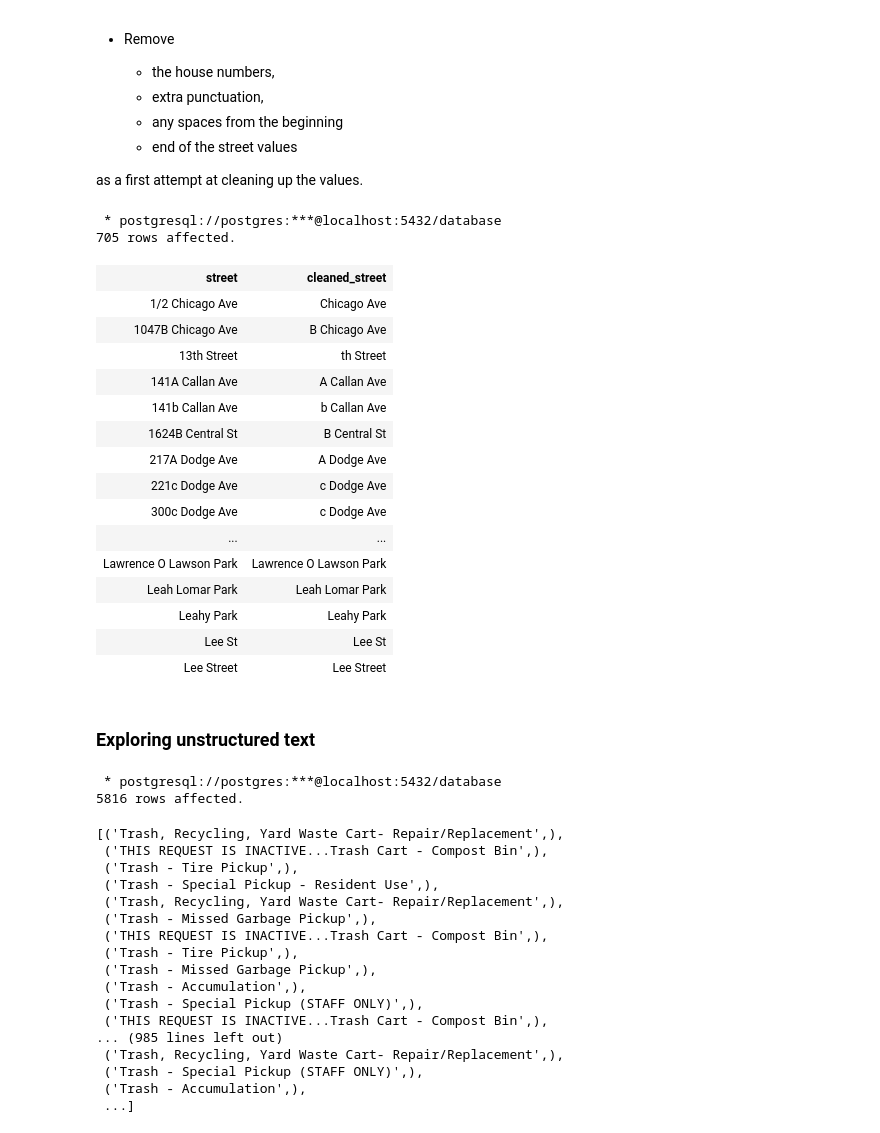
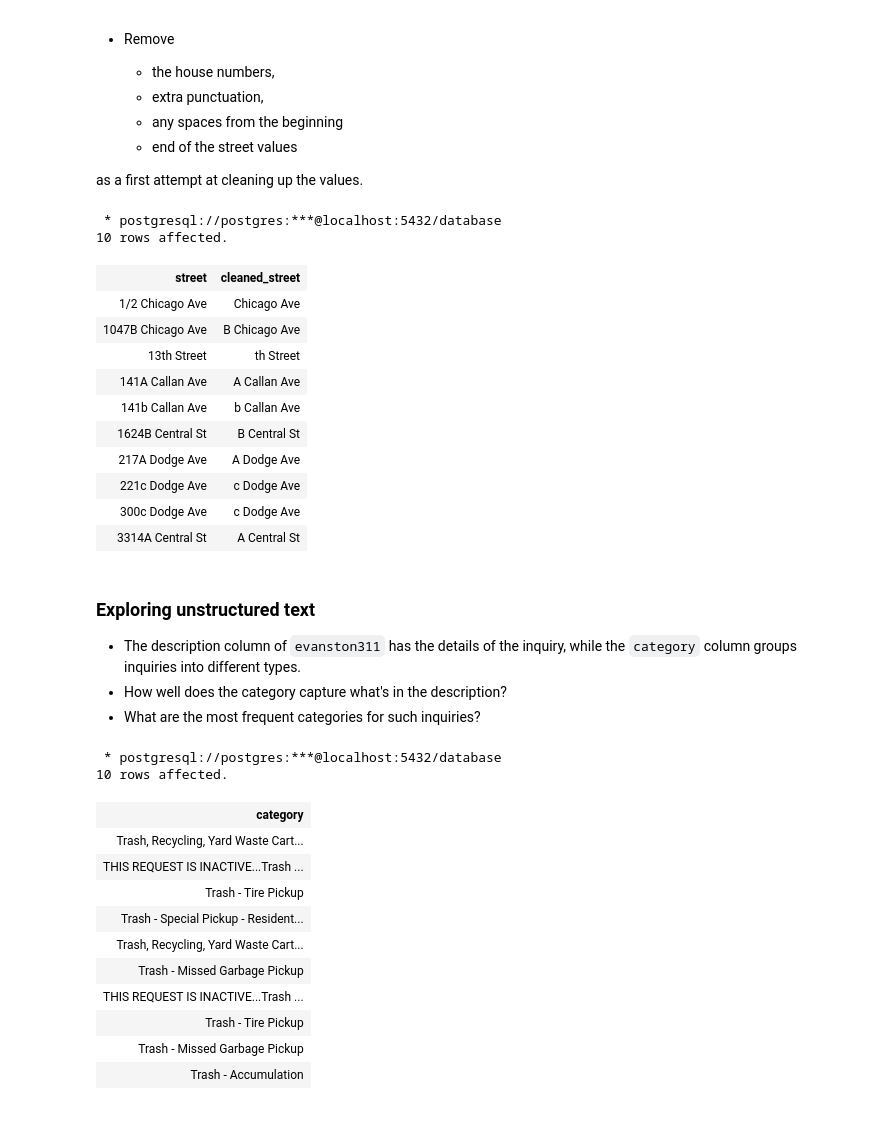
Before and after one commit to lnphng/Business-Analyst-with-SQL, a Jupyter notebook: Exploratory Data Analysis in SQL/Exploratory Data Analysis_SQL.ipynb, the cells around one changed output. Drawn from its saved outputs; the diff is of its cells as text; code cells hidden in the pictures.

```diff
--- a/Exploratory Data Analysis in SQL/Exploratory Data Analysis_SQL.ipynb
+++ b/Exploratory Data Analysis in SQL/Exploratory Data Analysis_SQL.ipynb
@@ -657,57 +650,51 @@ as a first attempt at cleaning up the values.
 # %%
 %%sql
 SELECT distinct street,
        --## Trim off unwanted characters from street
        trim(street, '0123456789 #/.') AS cleaned_street
   FROM evanston311
- ORDER BY street;
+ ORDER BY street
+LIMIT 10;
 # %% [output]
  * postgresql://postgres:***@localhost:5432/database
-705 rows affected.
+10 rows affected.
 | street | cleaned_street |
 | 1/2 Chicago Ave | Chicago Ave |
 | 1047B Chicago Ave | B Chicago Ave |
 | 13th Street | th Street |
 | 141A Callan Ave | A Callan Ave |
 | 141b Callan Ave | b Callan Ave |
 | 1624B Central St | B Central St |
 | 217A Dodge Ave | A Dodge Ave |
 | 221c Dodge Ave | c Dodge Ave |
 | 300c Dodge Ave | c Dodge Ave |
-| ... | ... |
-| Lawrence O Lawson Park | Lawrence O Lawson Park |
-| Leah Lomar Park | Leah Lomar Park |
-| Leahy Park | Leahy Park |
-| Lee St | Lee St |
-| Lee Street | Lee Street |
+| 3314A Central St | A Central St |
-# %% [markdown]
-### Exploring unstructured text
+# %% [markdown]
+### Exploring unstructured text
+
+- The description column of `evanston311` has the details of the inquiry, while the `category` column groups inquiries into different types.
+- How well does the category capture what's in the description?
+- What are the most frequent categories for such inquiries?
 # %%
 %%sql
 
--- Select categories containing Trash or Garbage
+--## Select categories containing Trash or Garbage
 SELECT category
   FROM evanston311
- -- Use LIKE
- WHERE category LIKE '%Trash%'
-    OR category LIKE '%Garbage%';
+WHERE category LIKE '%Trash%'
+    OR category LIKE '%Garbage%'
+LIMIT 10;
 # %% [output]
  * postgresql://postgres:***@localhost:5432/database
-5816 rows affected.
+10 rows affected.
-[('Trash, Recycling, Yard Waste Cart- Repair/Replacement',),
- ('THIS REQUEST IS INACTIVE...Trash Cart - Compost Bin',),
- ('Trash - Tire Pickup',),
- ('Trash - Special Pickup - Resident Use',),
- ('Trash, Recycling, Yard Waste Cart- Repair/Replacement',),
- ('Trash - Missed Garbage Pickup',),
- ('THIS REQUEST IS INACTIVE...Trash Cart - Compost Bin',),
- ('Trash - Tire Pickup',),
- ('Trash - Missed Garbage Pickup',),
- ('Trash - Accumulation',),
- ('Trash - Special Pickup (STAFF ONLY)',),
- ('THIS REQUEST IS INACTIVE...Trash Cart - Compost Bin',),
-... (985 lines left out)
- ('Trash, Recycling, Yard Waste Cart- Repair/Replacement',),
- ('Trash - Special Pickup (STAFF ONLY)',),
- ('Trash - Accumulation',),
- ...]
+| category |
+| Trash, Recycling, Yard Waste Cart... |
+| THIS REQUEST IS INACTIVE...Trash ... |
+| Trash - Tire Pickup |
+| Trash - Special Pickup - Resident... |
+| Trash, Recycling, Yard Waste Cart... |
+| Trash - Missed Garbage Pickup |
+| THIS REQUEST IS INACTIVE...Trash ... |
+| Trash - Tire Pickup |
+| Trash - Missed Garbage Pickup |
+| Trash - Accumulation |
```
Also changed, not shown: parts of 46 cells of this notebook.
